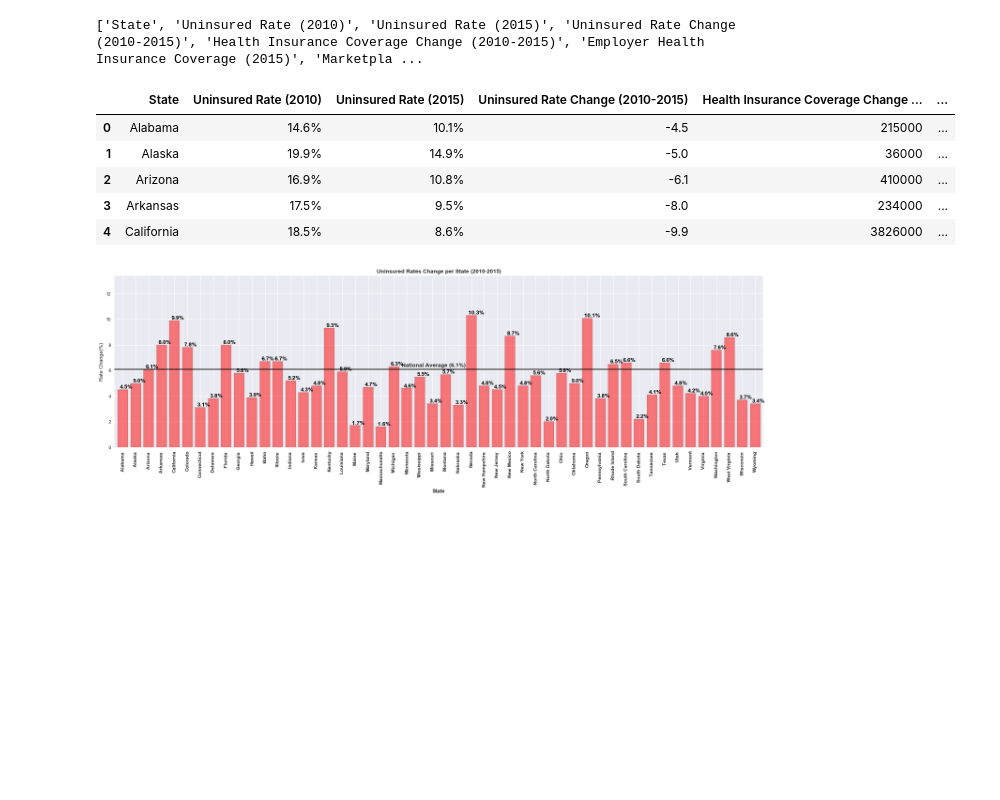
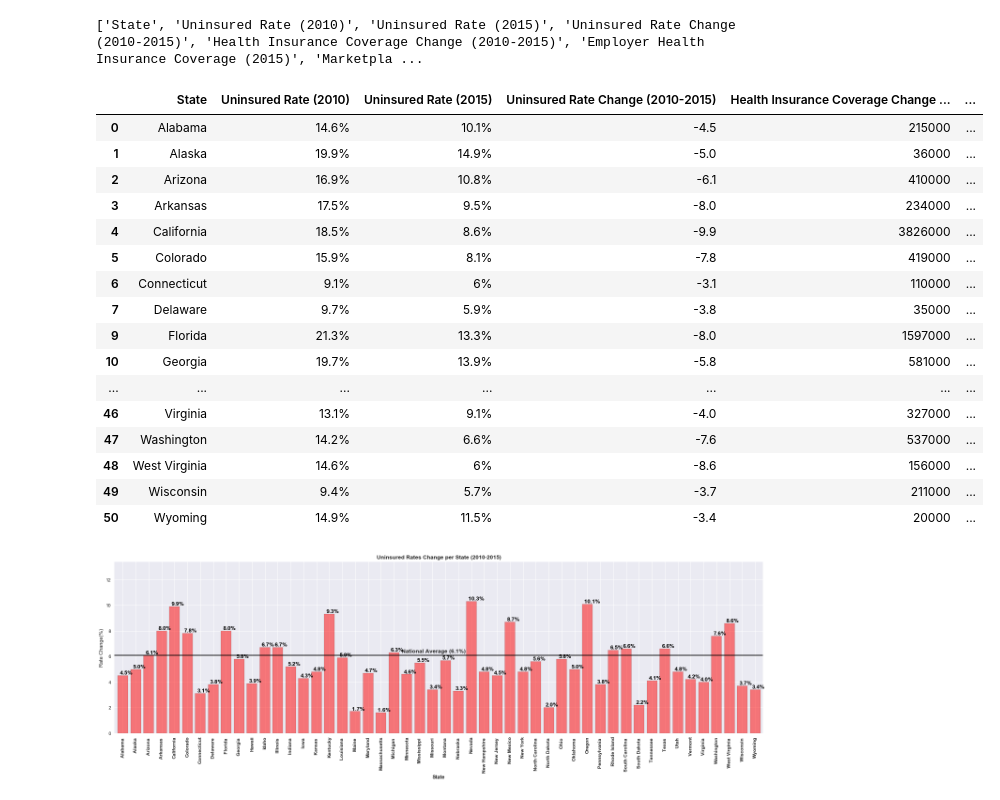
Before and after one commit to GWDataProject/Project-1, a Jupyter notebook: project+1+KC11-12-17.ipynb, the cells around one changed output. Drawn from its saved outputs; the diff is of its cells as text; code cells hidden in the pictures; blank space fills up the shorter version.

```diff
--- a/project+1+KC11-12-17.ipynb
+++ b/project+1+KC11-12-17.ipynb
@@ -152,9 +152,9 @@ affordable_care_df.head()
 | 3 | Arkansas | 17.5% | 9.5% | -8% | 234000 | ... |
 | 4 | California | 18.5% | 8.6% | -9.9% | 3826000 | ... |
 # %%
-state_abbreviations = "state_abbreviations (1).csv"
+state_abbreviations = "state_abbreviations (2).csv"
 state_abbreviations_df = pd.read_csv(state_abbreviations)
-state_abbreviations_df.head()
+state_abbreviations_df
 # %% [output]
 |  | State | Abbreviation |
 | 0 | Alabama | AL |
@@ -185,11 +196,22 @@ print (cols)
 ['State', 'Uninsured Rate (2010)', 'Uninsured Rate (2015)', 'Uninsured Rate Change (2010-2015)', 'Health Insurance Coverage Change (2010-2015)', 'Employer Health Insurance Coverage (2015)', 'Marketpla ...
 # %%
 affordable_care_df['Uninsured Rate Change (2010-2015)'] = affordable_care_df['Uninsured Rate Change (2010-2015)'].replace('[\%,]', '', regex=True).astype(float)
-affordable_care_df.head()
+affordable_care_df
 # %% [output]
 |  | State | Uninsured Rate (2010) | Uninsured Rate (2015) | Uninsured Rate Change (2010-2015) | Health Insurance Coverage Change ... | ... |
 | 0 | Alabama | 14.6% | 10.1% | -4.5 | 215000 | ... |
 | 1 | Alaska | 19.9% | 14.9% | -5.0 | 36000 | ... |
 | 2 | Arizona | 16.9% | 10.8% | -6.1 | 410000 | ... |
 | 3 | Arkansas | 17.5% | 9.5% | -8.0 | 234000 | ... |
 | 4 | California | 18.5% | 8.6% | -9.9 | 3826000 | ... |
+| 5 | Colorado | 15.9% | 8.1% | -7.8 | 419000 | ... |
+| 6 | Connecticut | 9.1% | 6% | -3.1 | 110000 | ... |
+| 7 | Delaware | 9.7% | 5.9% | -3.8 | 35000 | ... |
+| 9 | Florida | 21.3% | 13.3% | -8.0 | 1597000 | ... |
+| 10 | Georgia | 19.7% | 13.9% | -5.8 | 581000 | ... |
+| ... | ... | ... | ... | ... | ... | ... |
+| 46 | Virginia | 13.1% | 9.1% | -4.0 | 327000 | ... |
+| 47 | Washington | 14.2% | 6.6% | -7.6 | 537000 | ... |
+| 48 | West Virginia | 14.6% | 6% | -8.6 | 156000 | ... |
+| 49 | Wisconsin | 9.4% | 5.7% | -3.7 | 211000 | ... |
+| 50 | Wyoming | 14.9% | 11.5% | -3.4 | 20000 | ... |
```
Also changed, not shown: parts of 5 cells of this notebook.
